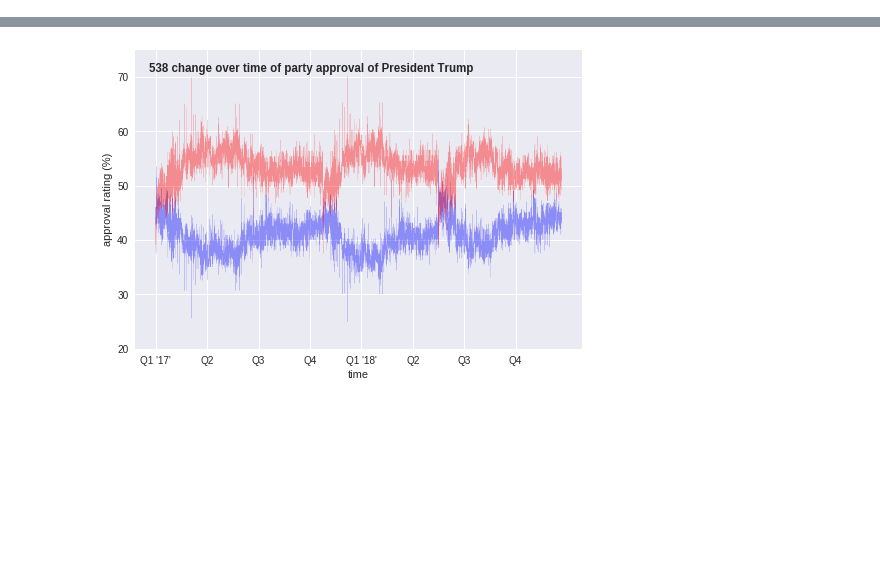
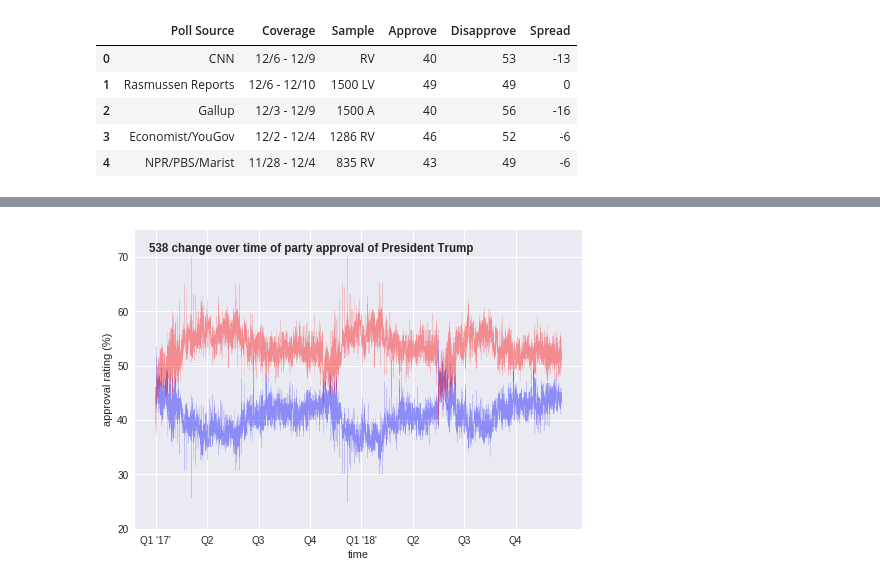
Before and after one commit to veritaem/beautiful-jekyll, a Jupyter notebook: project1/Project_Sprint1.ipynb, the cells around one changed output, grey strips where cells are left out. Drawn from its saved outputs; the diff is of its cells as text; code cells hidden in the pictures; blank space fills up the shorter version.

```diff
--- a/project1/Project_Sprint1.ipynb
+++ b/project1/Project_Sprint1.ipynb
@@ -12,0 +17,9 @@ ct538 = pd.crosstab(df538['adjusted_approve'], df538['adjusted_disapprove'])
+# %%
+dfRCP.head()
+# %% [output]
+|  | Poll Source | Coverage | Sample | Approve | Disapprove | Spread |
+| 0 | CNN | 12/6 - 12/9 | RV | 40 | 53 | -13 |
+| 1 | Rasmussen Reports | 12/6 - 12/10 | 1500 LV | 49 | 49 | 0 |
+| 2 | Gallup | 12/3 - 12/9 | 1500 A | 40 | 56 | -16 |
+| 3 | Economist/YouGov | 12/2 - 12/4 | 1286 RV | 46 | 52 | -6 |
+| 4 | NPR/PBS/Marist | 11/28 - 12/4 | 835 RV | 43 | 49 | -6 |
```
Also changed, not shown: parts of 15 cells of this notebook.
